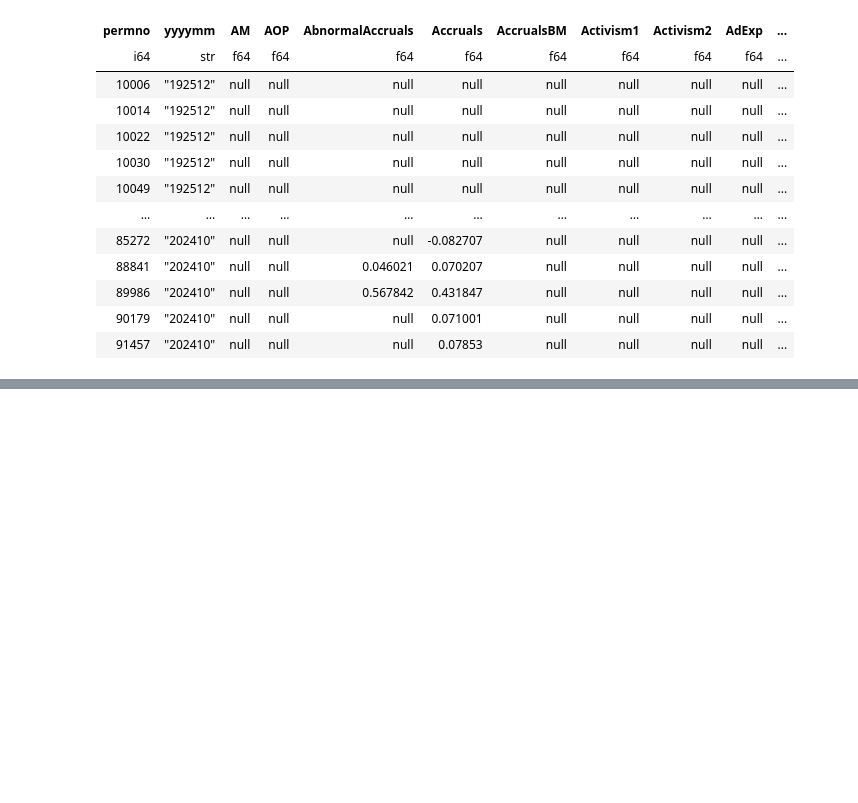
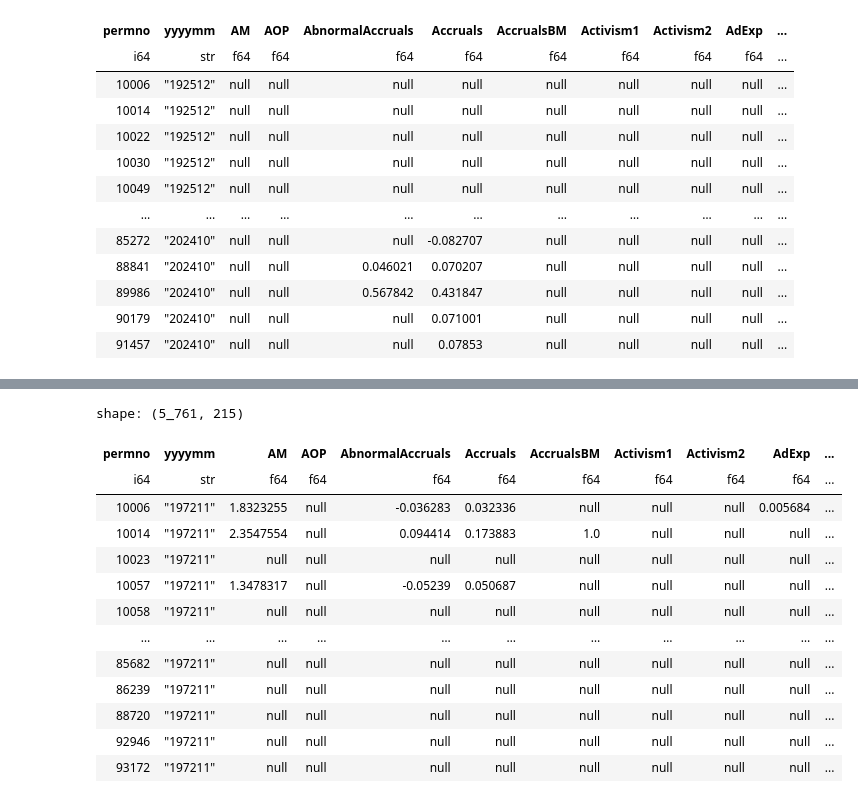
Before and after one commit to NicolasAlmerge/FIN407FinalProject, a Jupyter notebook: DataAnalysis.ipynb, the cells around one changed output, grey strips where cells are left out. Saved outputs shown, nothing was run; the diff lists cells and outputs as text; code cells hidden in the pictures; blank space fills up the shorter version.

```diff
--- a/DataAnalysis.ipynb
+++ b/DataAnalysis.ipynb
@@ -126,0 +157,17 @@ shape: (5_249_456, 215)
+# %%
+full_data.filter(pl.col("date") == date(1972, 11, 1))
+# %% [output]
+shape: (5_761, 215)
+| permno | yyyymm | AM | AOP | AbnormalAccruals | Accruals | AccrualsBM | Activism1 | Activism2 | AdExp | ... |
+| i64 | str | f64 | f64 | f64 | f64 | f64 | f64 | f64 | f64 | ... |
+| 10006 | "197211" | 1.8323255 | null | -0.036283 | 0.032336 | null | null | null | 0.005684 | ... |
+| 10014 | "197211" | 2.3547554 | null | 0.094414 | 0.173883 | 1.0 | null | null | null | ... |
+| 10023 | "197211" | null | null | null | null | null | null | null | null | ... |
+| 10057 | "197211" | 1.3478317 | null | -0.05239 | 0.050687 | null | null | null | null | ... |
+| 10058 | "197211" | null | null | null | null | null | null | null | null | ... |
+| … | … | … | … | … | … | … | … | … | … | ... |
+| 85682 | "197211" | null | null | null | null | null | null | null | null | ... |
+| 86239 | "197211" | null | null | null | null | null | null | null | null | ... |
+| 88720 | "197211" | null | null | null | null | null | null | null | null | ... |
+| 92946 | "197211" | null | null | null | null | null | null | null | null | ... |
+| 93172 | "197211" | null | null | null | null | null | null | null | null | ... |
```
Also changed, not shown: parts of 6 cells of this notebook, 1 other file.
